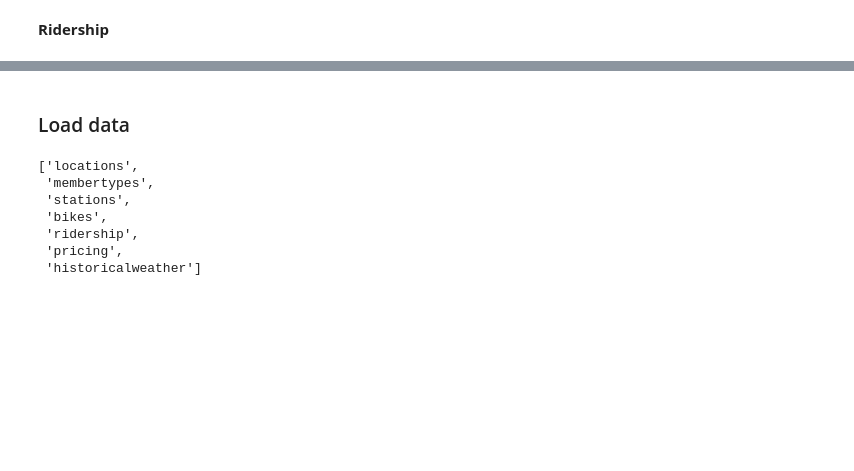
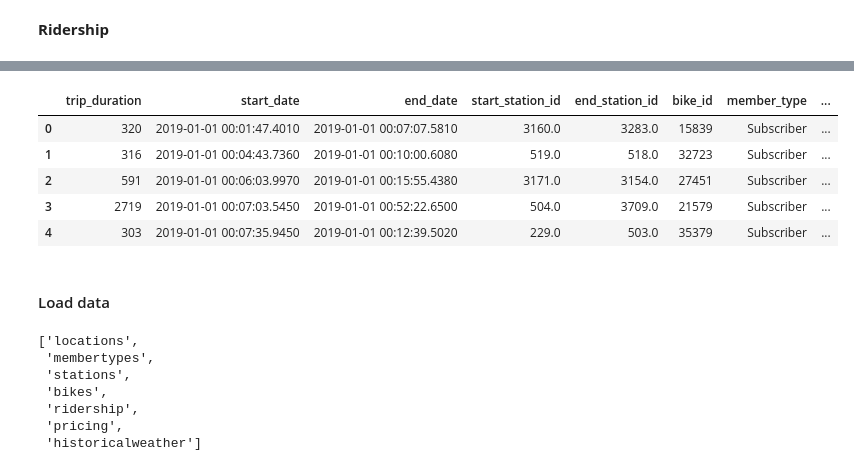
Before and after one commit to JeganS948/project2, a Jupyter notebook: locations.ipynb, the cells around one changed output, grey strips where cells are left out. Cells and saved outputs as stored; diff of their text form; code cells hidden in the pictures; blank space fills up the shorter version.

Commit message:
load new york

```diff
--- a/locations.ipynb
+++ b/locations.ipynb
@@ -107,3 +204,13 @@ toronto.head()
+# %%
+# New York
+newyork.head()
+# %% [output]
+|  | trip_duration | start_date | end_date | start_station_id | end_station_id | bike_id | member_type | ... |
+| 0 | 320 | 2019-01-01 00:01:47.4010 | 2019-01-01 00:07:07.5810 | 3160.0 | 3283.0 | 15839 | Subscriber | ... |
+| 1 | 316 | 2019-01-01 00:04:43.7360 | 2019-01-01 00:10:00.6080 | 519.0 | 518.0 | 32723 | Subscriber | ... |
+| 2 | 591 | 2019-01-01 00:06:03.9970 | 2019-01-01 00:15:55.4380 | 3171.0 | 3154.0 | 27451 | Subscriber | ... |
+| 3 | 2719 | 2019-01-01 00:07:03.5450 | 2019-01-01 00:52:22.6500 | 504.0 | 3709.0 | 21579 | Subscriber | ... |
+| 4 | 303 | 2019-01-01 00:07:35.9450 | 2019-01-01 00:12:39.5020 | 229.0 | 503.0 | 35379 | Subscriber | ... |
 # %% [markdown]
-### Load data
+#### Load data
 # %%
```
Also changed, not shown: parts of 25 cells of this notebook.
